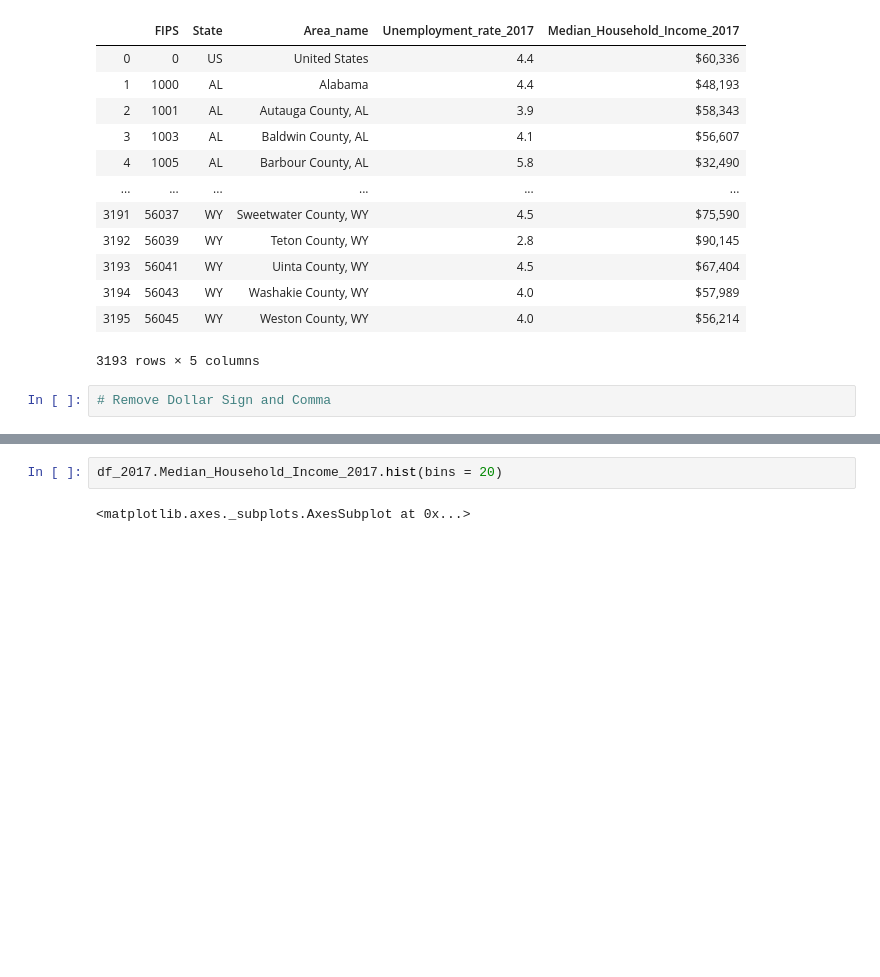
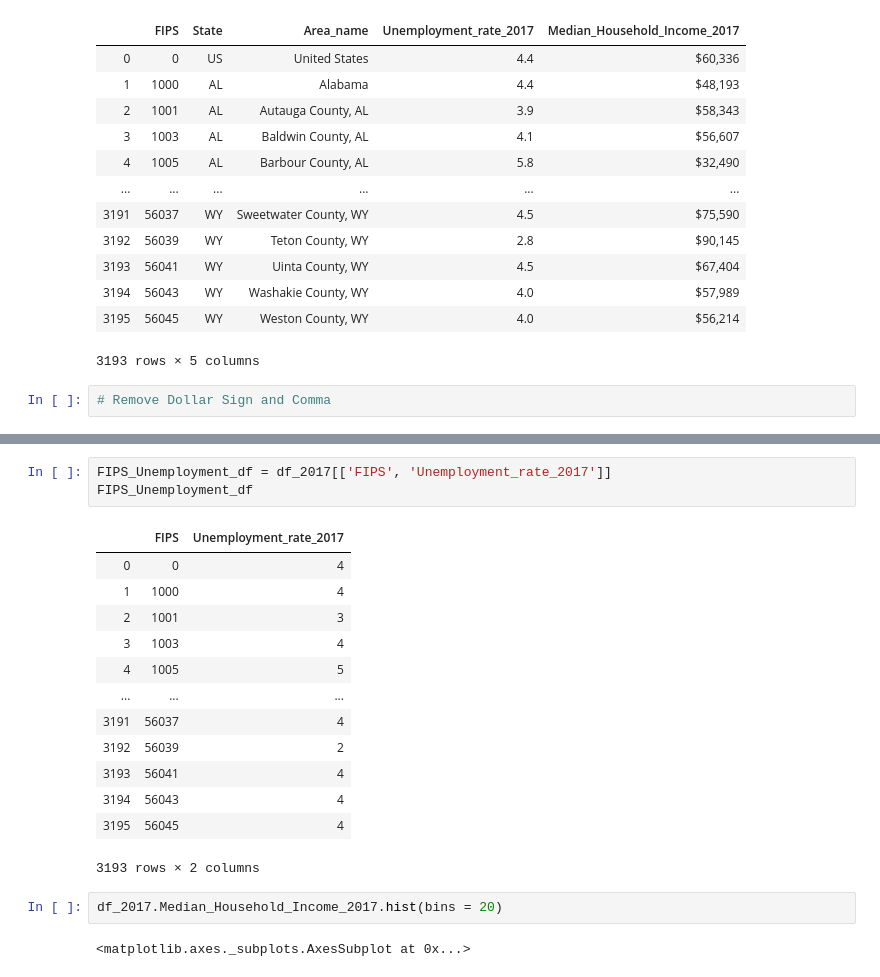
Before and after one commit to BenGeissel/Population_Effects_on_income_hypothesis_testing_module3project, a Jupyter notebook: income_unemployment_data.ipynb, the cells around one changed output, grey strips where cells are left out. Cells and saved outputs as stored; diff of their text form; blank space fills up the shorter version.

```diff
--- a/income_unemployment_data.ipynb
+++ b/income_unemployment_data.ipynb
@@ -92,3 +112,20 @@ memory usage: 149.7+ KB
+# %%
+FIPS_Unemployment_df = df_2017[['FIPS', 'Unemployment_rate_2017']]
+FIPS_Unemployment_df
+# %% [output]
+|  | FIPS | Unemployment_rate_2017 |
+| 0 | 0 | 4 |
+| 1 | 1000 | 4 |
+| 2 | 1001 | 3 |
+| 3 | 1003 | 4 |
+| 4 | 1005 | 5 |
+| ... | ... | ... |
+| 3191 | 56037 | 4 |
+| 3192 | 56039 | 2 |
+| 3193 | 56041 | 4 |
+| 3194 | 56043 | 4 |
+| 3195 | 56045 | 4 |
+3193 rows × 2 columns
 # %%
 df_2017.Median_Household_Income_2017.hist(bins = 20)
 # %% [output]
```
Also changed, not shown: parts of 11 cells of this notebook.
